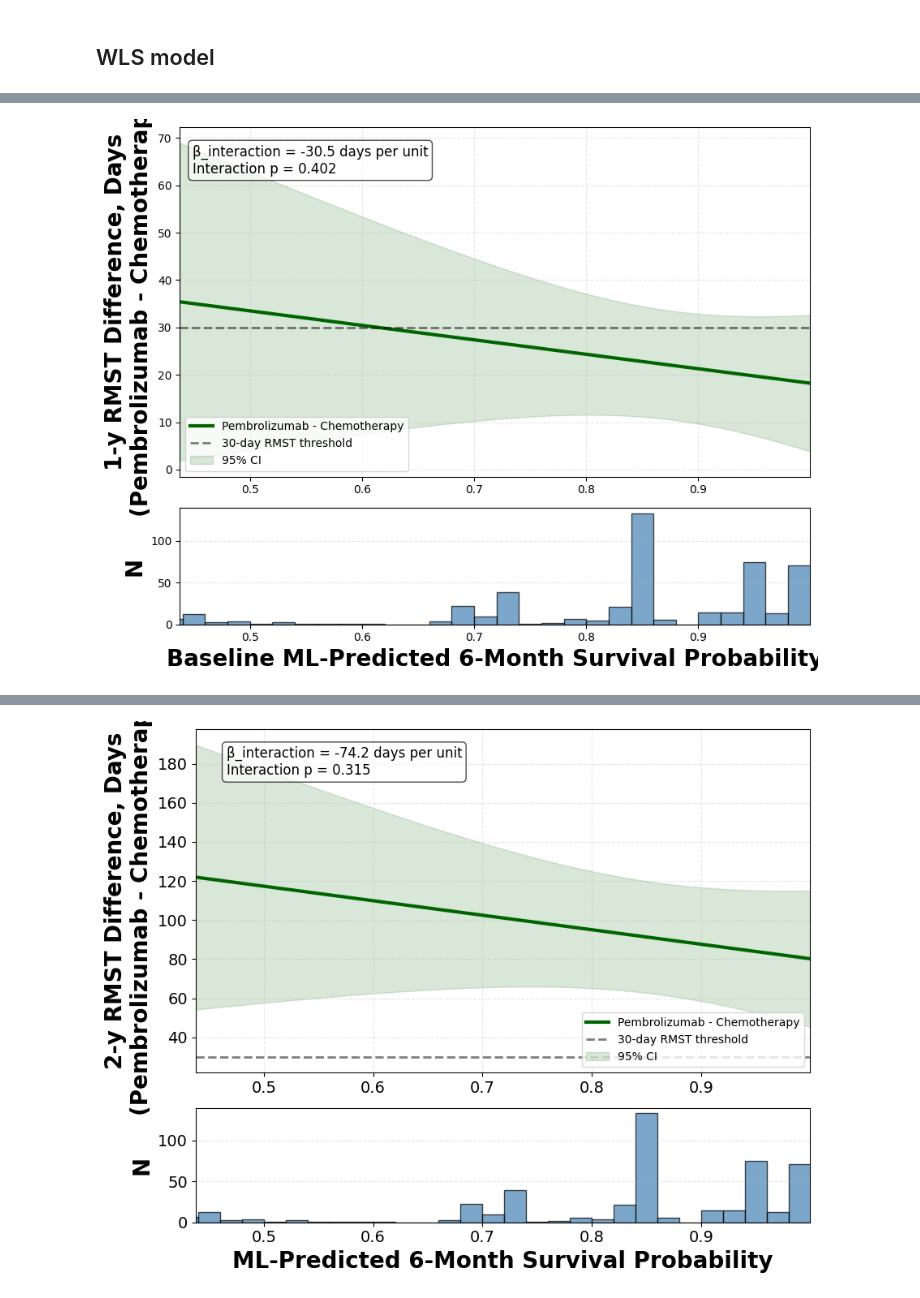
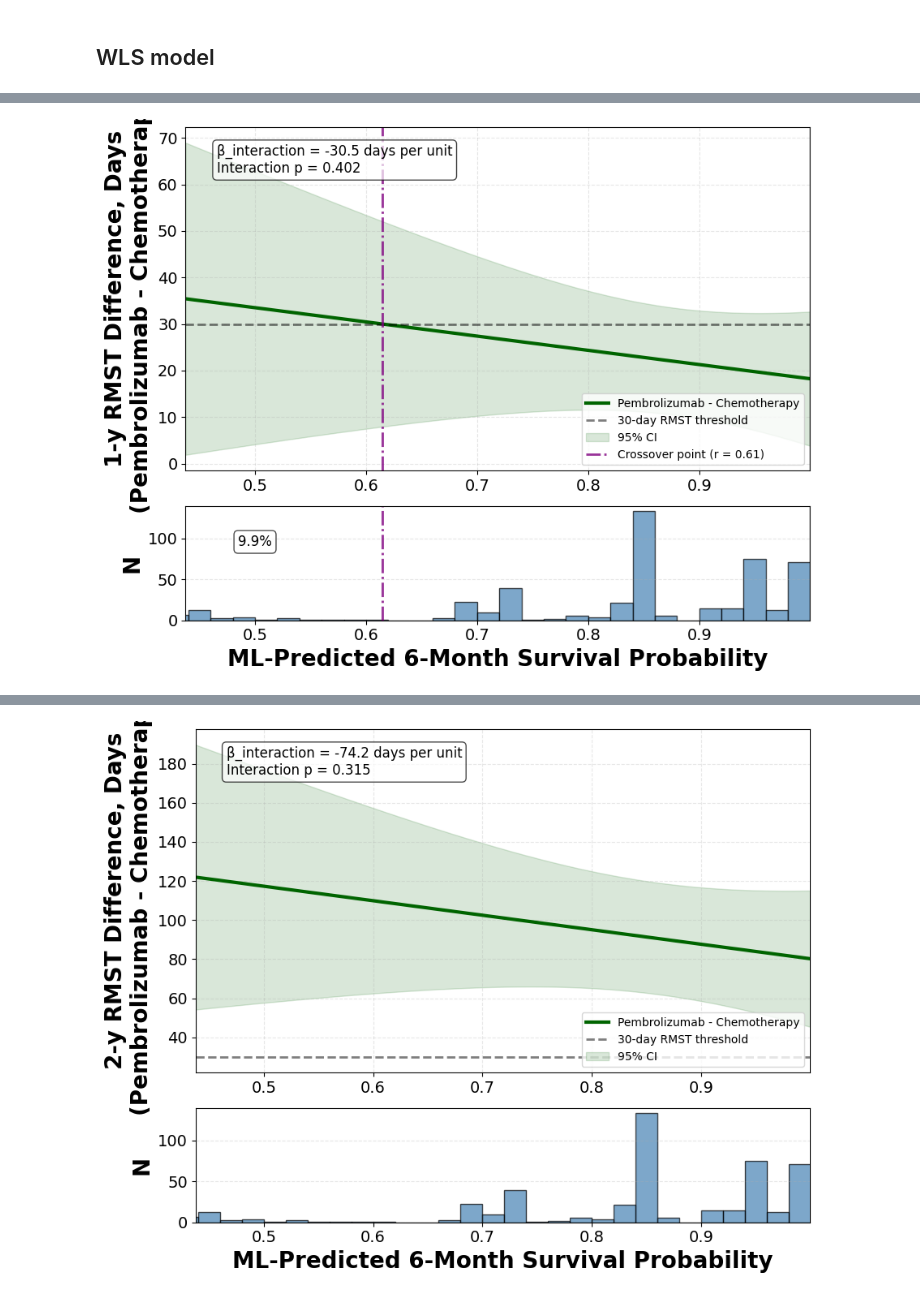
Before and after one commit to xavier-orcutt/io-heterogeneity, a Jupyter notebook: mCRC/notebooks/wls_rmst.ipynb, the cells around one changed output, grey strips where cells are left out. Saved outputs shown, nothing was run; the diff lists cells and outputs as text; code cells hidden in the pictures.

```diff
--- a/mCRC/notebooks/wls_rmst.ipynb
+++ b/mCRC/notebooks/wls_rmst.ipynb
@@ -211,43 +213,82 @@ ax1.axhline(y = 30, color = 'black', linestyle = '--', linewidth = 2, alpha = 0.
 ax1.fill_between(effect_1y_df['baseline'], effect_1y_df['ci_lower'], effect_1y_df['ci_upper'],
                  alpha = 0.15, color = 'darkgreen', label = '95% CI')
 
-ci_crosses_zero = np.where(np.diff(np.sign(effect_1y_df['ci_lower'])))[0]
+# Define crossover value
+crossover_value = 30
+
+# Calculate crossover point algebraically: TE(r) = beta1 + beta3*r = crossover_value
+# Solving for r: r = (crossover_value - beta1) / beta3
+beta1 = model_1y.params['treatment']
+beta3 = model_1y.params['treatment:psurv_180_calibrated']
+crossover_survival_estimate = (crossover_value - beta1) / beta3
+
+# Check if crossover point is within the observed data range
+crossover_in_range = (crossover_survival_estimate >= psurv_grid.min()) and (crossover_survival_estimate <= psurv_grid.max())
+
+# Add vertical line at crossover point if it's in range
+if crossover_in_range:
+    ax1.axvline(x = crossover_survival_estimate, color = 'purple', alpha = 0.8, linestyle = '-.', linewidth = 2,
+               label = f'Crossover point (r = {crossover_survival_estimate:.2f})')
 
 ax1.set_ylabel('1-y RMST Difference, Days\n(Pembrolizumab - Chemotherapy)', fontsize = 20, fontweight = 'bold')
 
-ax1.legend(fontsize = 10, loc = 'lower left')
+ax1.legend(fontsize = 10, loc = 'lower right')
 ax1.grid(alpha = 0.3, linestyle = '--')
 ax1.set_xlim([psurv_grid.min(), psurv_grid.max()])
+ax1.tick_params(axis='both', labelsize=14)
 
 # Extract key stats
 interaction_coef = model_1y.params['treatment:psurv_180_calibrated']
 interaction_pval = model_1y.pvalues['treatment:psurv_180_calibrated']
 
+# Format p-value for display
+if interaction_pval < 0.001:
+    pval_text = '<0.001'
+else:
+    pval_text = f'{interaction_pval:.3f}'
+
 # Add text box to plot
 stats_text = f'β_interaction = {interaction_coef:.1f} days per unit\n'
-stats_text += f'Interaction p = {interaction_pval:.3f}'
+stats_text += f'Interaction p = {pval_text}'
 
-ax1.text(0.02, 0.95, stats_text,
+ax1.text(0.05, 0.95, stats_text,
          transform = ax1.transAxes,
          fontsize = 12,
          verticalalignment = 'top',
          horizontalalignment = 'left',
          bbox = dict(boxstyle = 'round', facecolor ='white', alpha = 0.7))
 
 # Bottom panel
 ax2.hist(overlap_df['psurv_180_calibrated'],
          bins = 50,
          weights = overlap_df['overlap_weight'],
          alpha = 0.7,
          edgecolor = 'black',
          color = 'steelblue')
 
-ax2.set_xlabel('Baseline ML-Predicted 6-Month Survival Probability', fontsize = 20, fontweight = 'bold')
+# Add crossover line to bottom panel if in range
+if crossover_in_range:
+    ax2.axvline(x = crossover_survival_estimate, color = 'purple', alpha = 0.8, linestyle = '-.', linewidth = 2)
+
+    # Calculate weighted percentile below crossover
+    weighted_pct_below = (
+        overlap_df.loc[overlap_df['psurv_180_calibrated'] <= crossover_survival_estimate, 'overlap_weight'].sum() /
+        overlap_df['overlap_weight'].sum() * 100
+    )
+
+    # Add percentile annotation
+    ax2.text(crossover_survival_estimate - 0.13, ax2.get_ylim()[1]*0.65,
+             f"{weighted_pct_below:.1f}%",
+             ha = 'left', fontsize = 12,
+             bbox = dict(boxstyle = 'round', facecolor = 'white', alpha = 0.7))
+
+ax2.set_xlabel('ML-Predicted 6-Month Survival Probability', fontsize = 20, fontweight = 'bold')
 ax2.set_ylabel('N', fontsize = 20, fontweight = 'bold')
 ax2.set_xlim([psurv_grid.min(), psurv_grid.max()])
 ax2.grid(alpha = 0.3, linestyle = '--', axis = 'y')
+ax2.tick_params(axis='both', labelsize=14)
 
 plt.tight_layout()
 plt.show()
 # %% [output]
-[figure, old version]
+[figure, new version]
```
Also changed, not shown: parts of 7 cells of this notebook, 4 other files.
